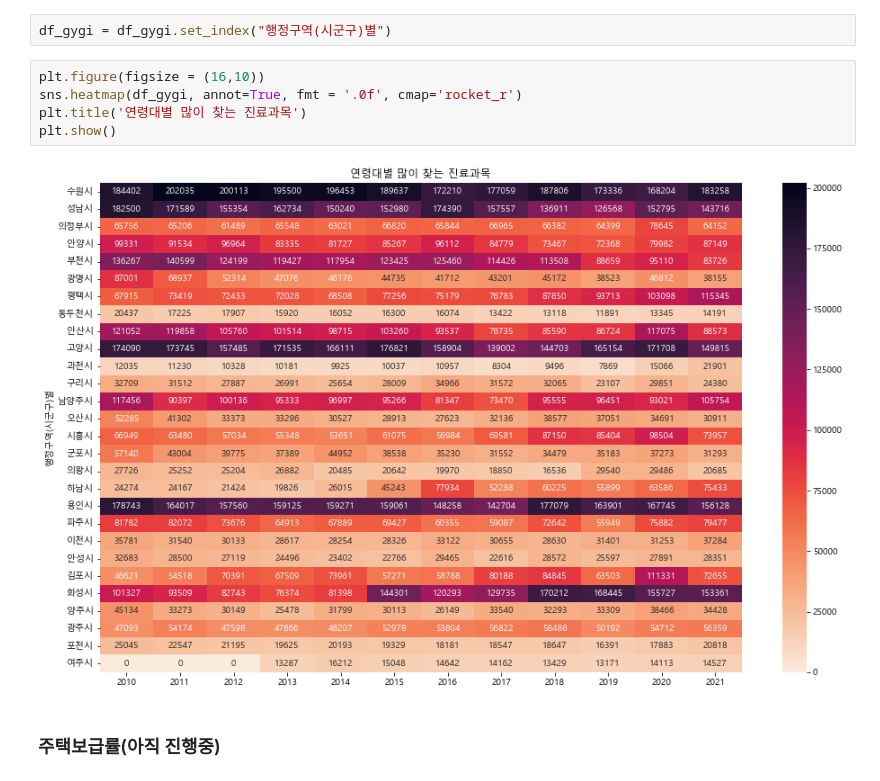
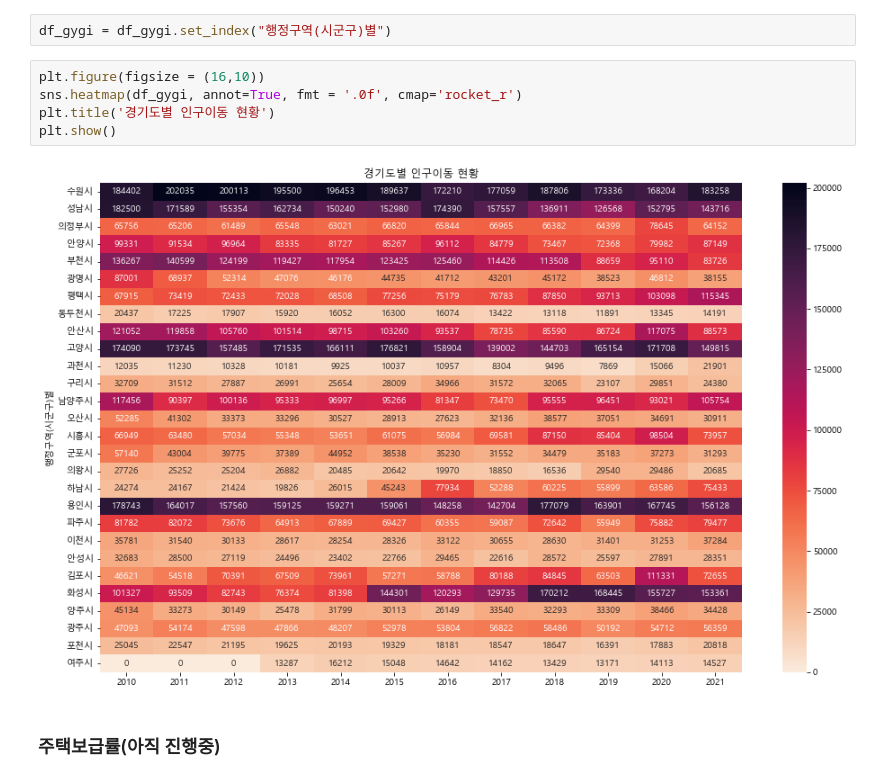
Before and after one commit to HBinble/StudyPython_Advanced, a Jupyter notebook: MiniProject_1차/1_인구이동.ipynb, the cells around one changed output. Drawn from its saved outputs; the diff is of its cells as text.

```diff
--- a/MiniProject_1차/1_인구이동.ipynb
+++ b/MiniProject_1차/1_인구이동.ipynb
@@ -91,10 +91,10 @@ df_gygi = df_gygi.set_index("행정구역(시군구)별")
 # %%
 plt.figure(figsize = (16,10))
 sns.heatmap(df_gygi, annot=True, fmt = '.0f', cmap='rocket_r')
-plt.title('연령대별 많이 찾는 진료과목')
+plt.title('경기도별 인구이동 현황')
 plt.show()
 # %% [output]
-[figure, old version]
+[figure, new version]
 # %% [markdown]
 ### 주택보급률(아직 진행중)
 # %%
```
